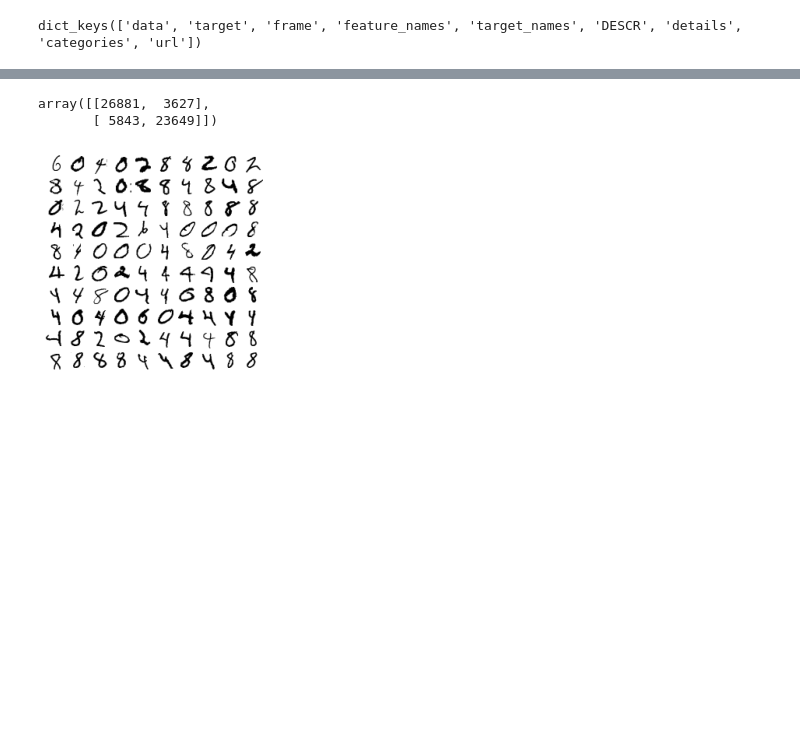
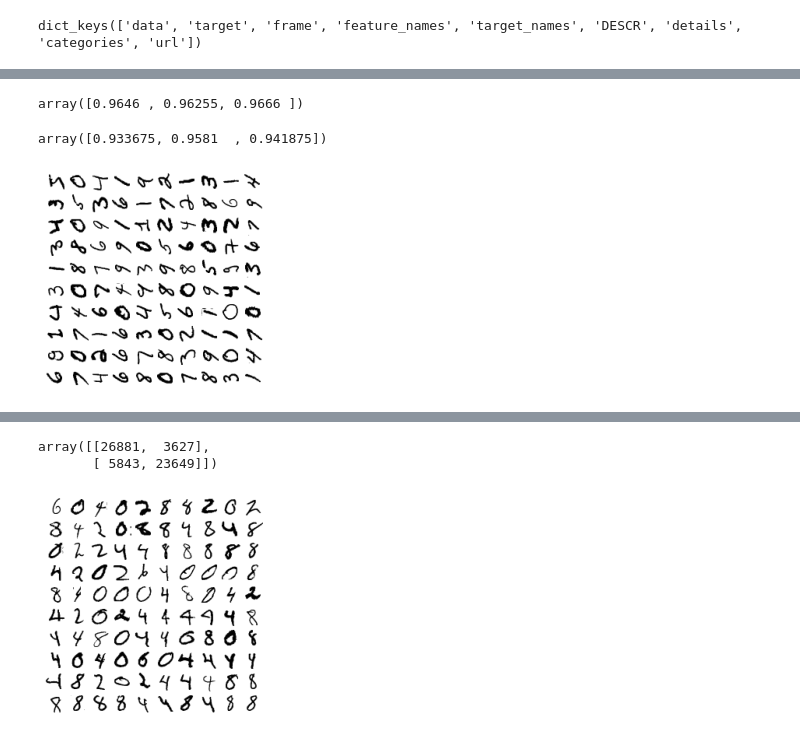
Before and after one commit to grobbie94/handson-ml2, a Jupyter notebook: chap3_rb.ipynb, the cells around one changed output, grey strips where cells are left out. Drawn from its saved outputs; the diff is of its cells as text; code cells hidden in the pictures; blank space fills up the shorter version.

```diff
--- a/chap3_rb.ipynb
+++ b/chap3_rb.ipynb
@@ -66,0 +78,8 @@ plot_digit(X[0])
+# %%
+rot90_ar = np.empty(X_train.shape)
+
+for i ,(X,y) in enumerate(zip(X_train, y_train)):
+  image = X.reshape(28,28)
+  image = np.rot90(image)
+  image = image.reshape(1,28*28)
+  rot90_ar[i] = image
@@ -66,0 +89,13 @@ plot_digit(X[0])
+# %%
+from sklearn.ensemble import RandomForestClassifier
+from sklearn.model_selection import cross_val_score
+
+forest_clf1 = RandomForestClassifier(n_estimators=100, random_state=42)
+cross_val_score(forest_clf1, X_train, y_train, cv=3, scoring="accuracy")
+# %% [output]
+array([0.9646 , 0.96255, 0.9666 ])
+# %%
+forest_clf2 = RandomForestClassifier(n_estimators=100, random_state=42)
+cross_val_score(forest_clf2, X_train_extended, y_train_extended, cv=3, scoring="accuracy")
+# %% [output]
+array([0.933675, 0.9581  , 0.941875])
@@ -66,0 +117,4 @@ plot_digit(X[0])
+# %%
+plot_digits(rot90_ar[:100])
+# %% [output]
+[figure, added]
```
Also changed, not shown: parts of 10 cells of this notebook.
